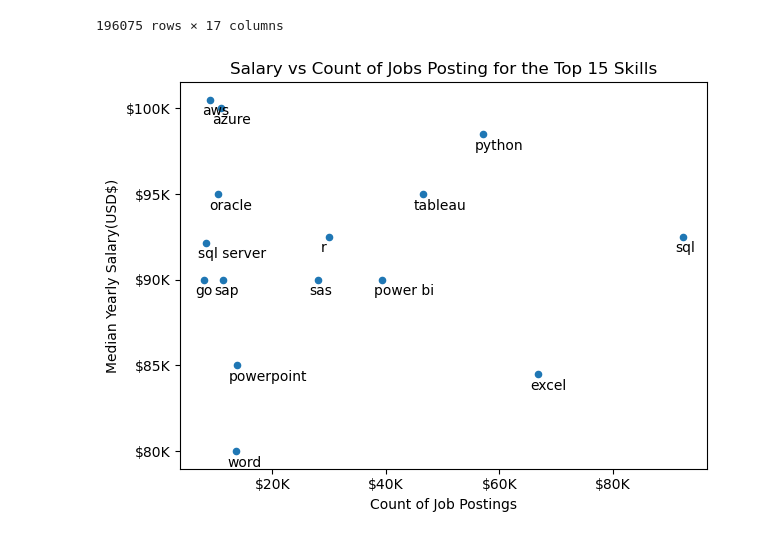
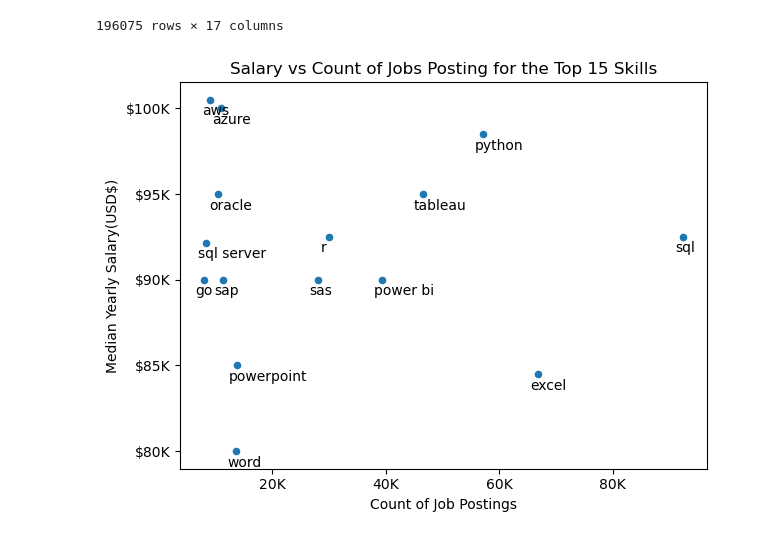
Before and after one commit to Ahmed-TakeyEldeen/Python_Test_Project, a Jupyter notebook: 2-Advanced/Scatter.ipynb, the cells around one changed output. Drawn from its saved outputs; the diff is of its cells as text; code cells hidden in the pictures.

```diff
--- a/2-Advanced/Scatter.ipynb
+++ b/2-Advanced/Scatter.ipynb
@@ -52,18 +52,18 @@ skill_stats= skill_stats.sort_values(by='skill_count',ascending=False).head(coun
 # %%
 skill_stats.plot(kind='scatter',x='skill_count',y='median_salary')
 plt.xlabel('Count of Job Postings')
 plt.ylabel('Median Yearly Salary(USD$)')
 plt.title('Salary vs Count of Jobs Posting for the Top 15 Skills')
 plt.tight_layout()
 
 for i , txt in enumerate(skill_stats.index):
     plt.text(skill_stats['skill_count'].iloc[i]-1500,skill_stats['median_salary'].iloc[i]-900,txt)
 
 ax =plt.gca()
 ay =plt.gca()
-ax.xaxis.set_major_formatter(plt.FuncFormatter(lambda x ,pos: f'${int(x/1000)}K'))
+ax.xaxis.set_major_formatter(plt.FuncFormatter(lambda x ,pos: f'{int(x/1000)}K'))
 ay.yaxis.set_major_formatter(plt.FuncFormatter(lambda y ,pos: f'${int(y/1000)}K'))
 
 plt.show()
 # %% [output]
-[figure, old version]
+[figure, new version]
```
Also changed, not shown: 2 other files.
